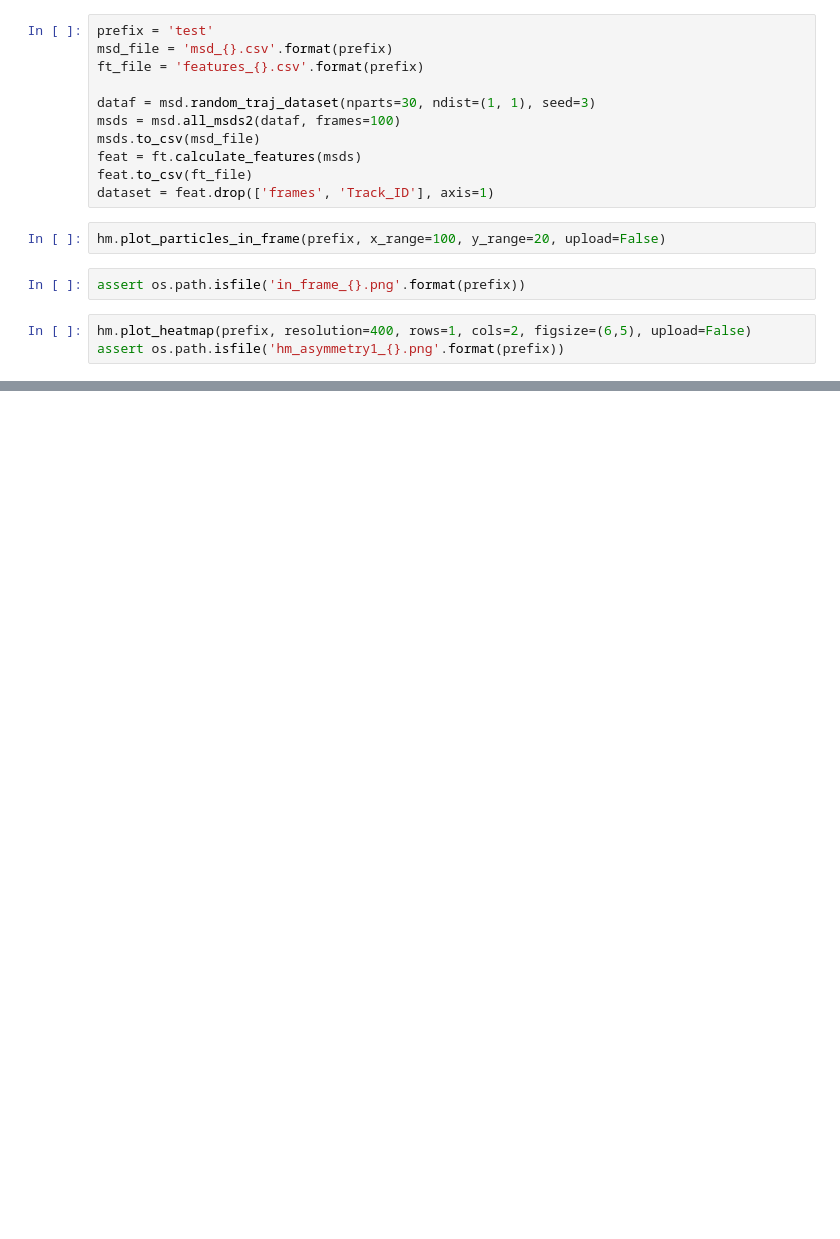
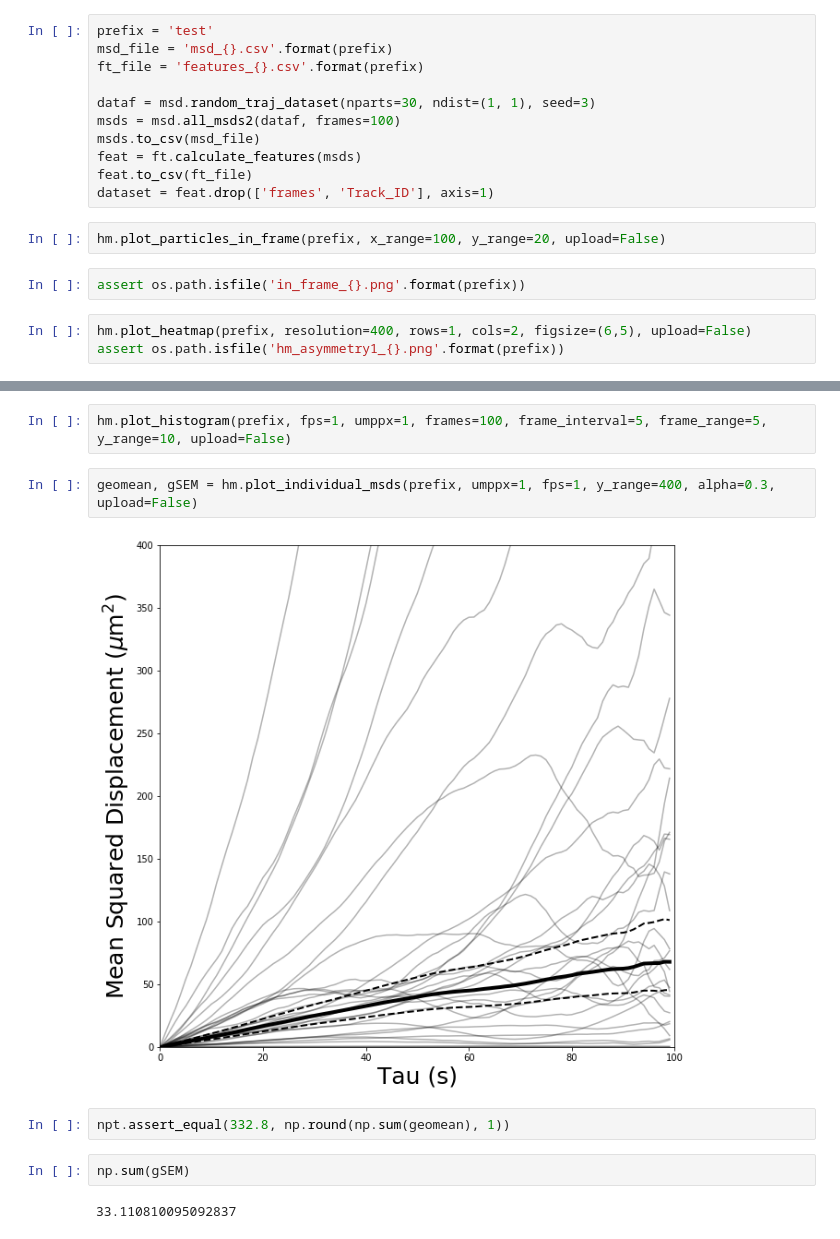
Before and after one commit to Nance-Lab/diff_classifier, a Jupyter notebook: notebooks/development/08_20_18_hm_plot_testing.ipynb, the cells around one changed output, grey strips where cells are left out. Cells and saved outputs as stored; diff of their text form; blank space fills up the shorter version.

```diff
--- a/notebooks/development/08_20_18_hm_plot_testing.ipynb
+++ b/notebooks/development/08_20_18_hm_plot_testing.ipynb
@@ -36,0 +33,12 @@ Plotted test trajectories successfully.
+# %%
+hm.plot_histogram(prefix, fps=1, umppx=1, frames=100, frame_interval=5, frame_range=5, y_range=10, upload=False)
+# %%
+geomean, gSEM = hm.plot_individual_msds(prefix, umppx=1, fps=1, y_range=400, alpha=0.3, upload=False)
+# %% [output]
+[figure, added]
+# %%
+npt.assert_equal(332.8, np.round(np.sum(geomean), 1))
+# %%
+np.sum(gSEM)
+# %% [output]
+33.110810095092837
```
Also changed, not shown: parts of 7 cells of this notebook, 2 other files.
